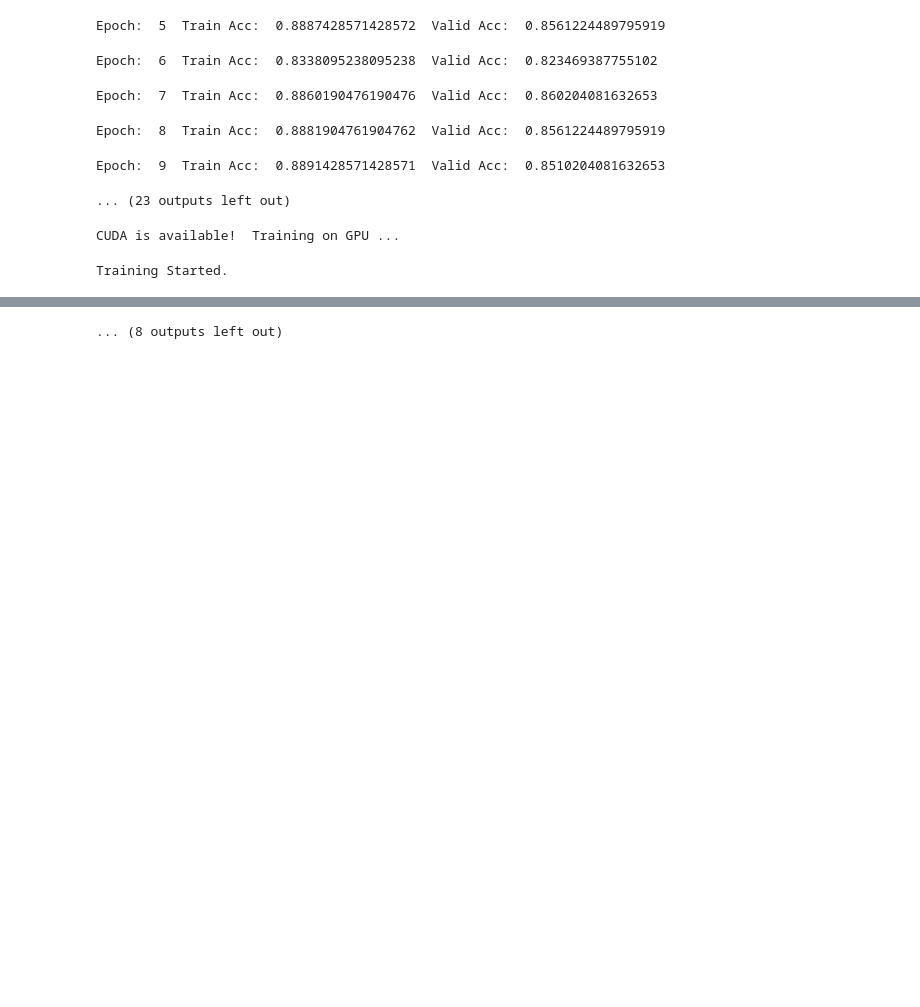
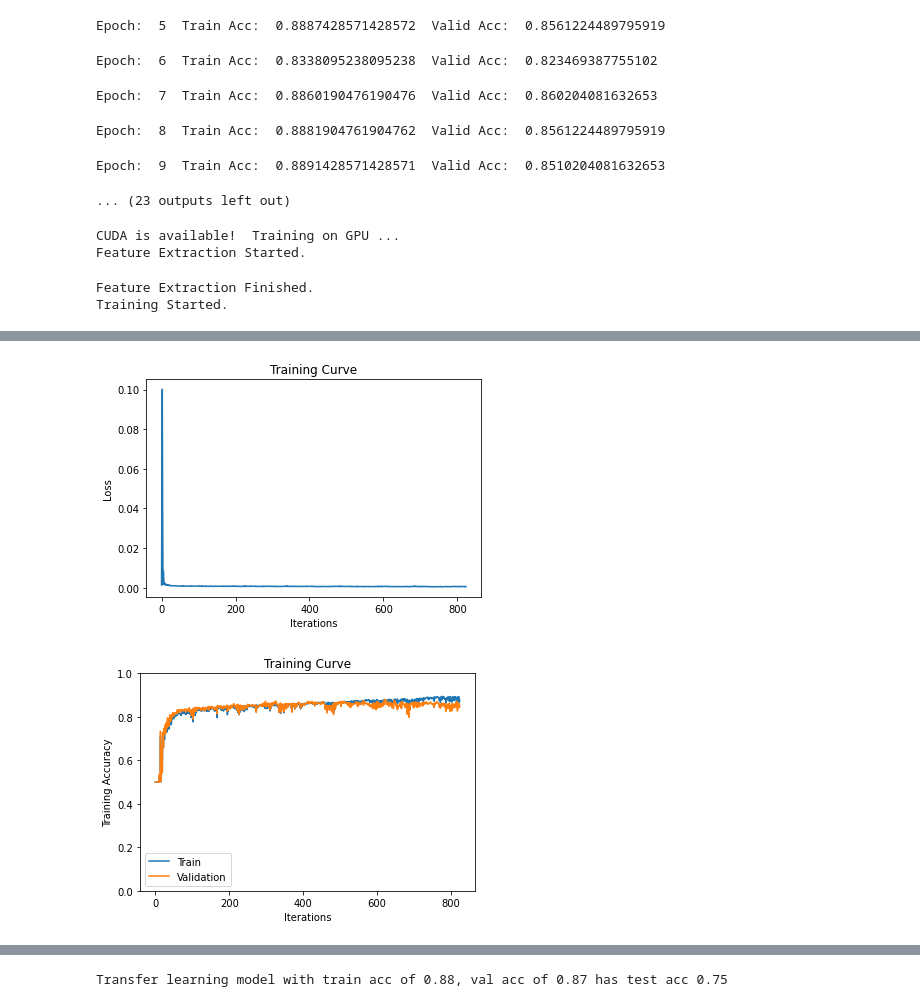
Before and after one commit to katallzxc/mie1517, a Jupyter notebook: Data_Loading _and_Training_Binary.ipynb, the cells around one changed output, grey strips where cells are left out. Drawn from its saved outputs; the diff is of its cells as text; code cells hidden in the pictures; blank space fills up the shorter version.

```diff
--- a/Data_Loading _and_Training_Binary.ipynb
+++ b/Data_Loading _and_Training_Binary.ipynb
@@ -279,7 +356,9 @@ else:
   print('CUDA is not available.  Training on CPU ...')
 
 # Training
-train_updated(model, train_data, val_data, batch_size=512, learning_rate=0.005, num_epochs=15, checkpoint=True, transfer_learning=True, pretrained_model=alexnet)
+train_updated(model, train_data, val_data, batch_size=512, learning_rate=0.005, num_epochs=8, checkpoint=True, transfer_learning=True, pretrained_model=alexnet)
 # %% [output]
 CUDA is available!  Training on GPU ...
+Feature Extraction Started.
+Feature Extraction Finished.
 Training Started.
@@ -293,0 +375,2 @@ Epoch:  7  Train Acc:  0.8815238095238095  Valid Acc:  0.8561224489795919
+[figure, added]
+[figure, added]
@@ -296 +379,26 @@ Epoch:  9  Train Acc:  0.875352380952381  Valid Acc:  0.8418367346938775
-... (8 outputs left out)
+# %%
+# Final transfer learning model with batch_size=512, learning_rate=0.005, epoch=5
+alexnet = torchvision.models.alexnet(pretrained=True)
+model = HappyFaceClassifier_alex()
+
+if use_cuda and torch.cuda.is_available():
+  model.cuda()
+
+# get the best trained model
+model_path = get_model_name(model.name, batch_size=512, learning_rate=0.005, epoch=5)
+state = torch.load(model_path)
+model.load_state_dict(state)
+
+# feature extraction done using alexnet
+train_feature_loader = get_feature_loader(alexnet, train_data, batch_size=512, num_workers=16)
+val_feature_loader = get_feature_loader(alexnet, val_data, batch_size=512, num_workers=16)
+test_feature_loader = get_feature_loader(alexnet, test_data, batch_size=512, num_workers=16)
+
+# compute accuracy
+train_acc = get_accuracy(model, train_feature_loader)
+val_acc= get_accuracy(model, val_feature_loader)
+test_acc = get_accuracy(model, test_feature_loader)
+
+print("Transfer learning model with train acc of {0:.2f}, val acc of {1:.2f} has test acc {2:.2f} ".format(train_acc,val_acc,test_acc))
+# %% [output]
+Transfer learning model with train acc of 0.88, val acc of 0.87 has test acc 0.75
```
Also changed, not shown: parts of 6 cells of this notebook, 17 other files.
